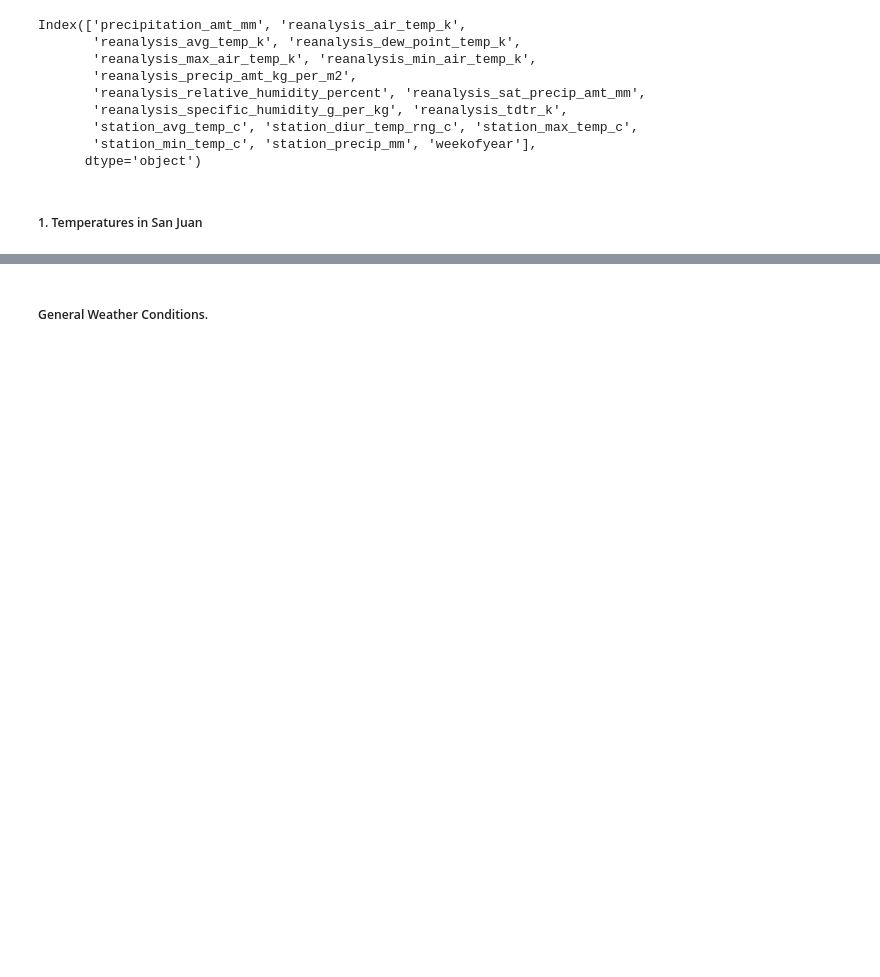
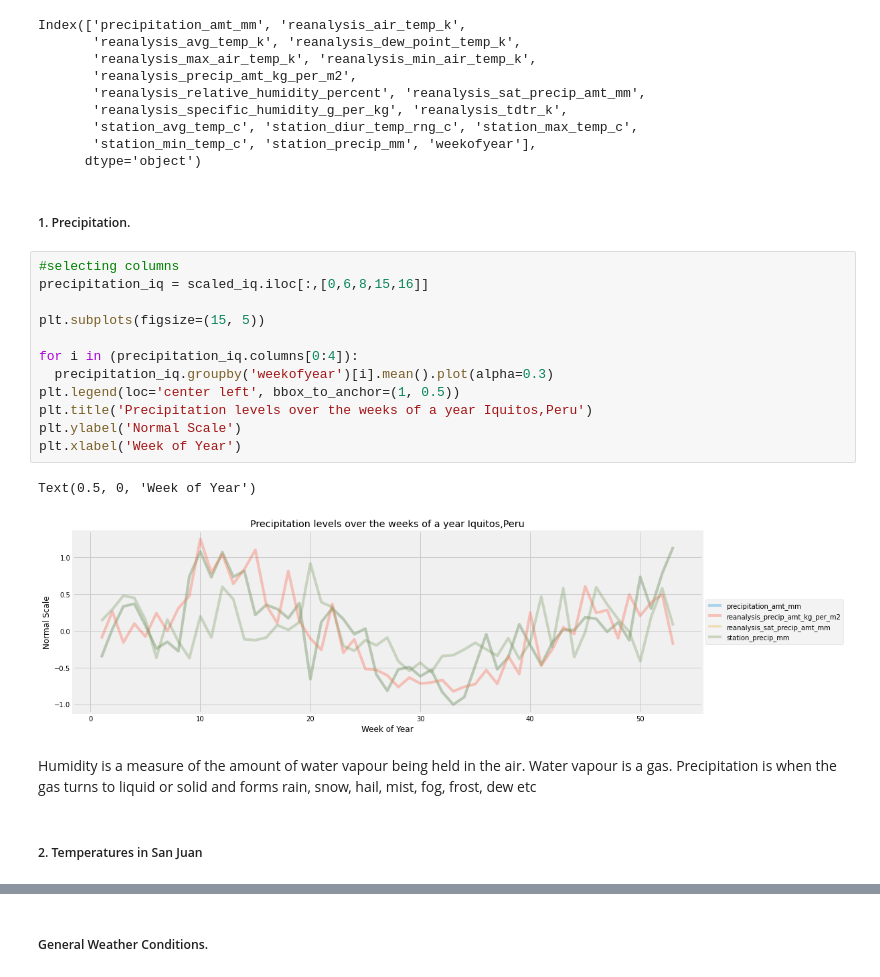
Before and after one commit to Mjcherono/Predicting-Disease-Spread, a Jupyter notebook: dengue.ipynb, the cells around one changed output, grey strips where cells are left out. Drawn from its saved outputs; the diff is of its cells as text; blank space fills up the shorter version.

```diff
--- a/dengue.ipynb
+++ b/dengue.ipynb
@@ -764,5 +764,24 @@ Index(['precipitation_amt_mm', 'reanalysis_air_temp_k',
        'station_avg_temp_c', 'station_diur_temp_rng_c', 'station_max_temp_c',
        'station_min_temp_c', 'station_precip_mm', 'weekofyear'],
       dtype='object')
+# %% [markdown]
+##### 1. Precipitation.
+# %%
+#selecting columns
+precipitation_iq = scaled_iq.iloc[:,[0,6,8,15,16]]
+
+plt.subplots(figsize=(15, 5))
+
+for i in (precipitation_iq.columns[0:4]):
+  precipitation_iq.groupby('weekofyear')[i].mean().plot(alpha=0.3)
+plt.legend(loc='center left', bbox_to_anchor=(1, 0.5))
+plt.title('Precipitation levels over the weeks of a year Iquitos,Peru')
+plt.ylabel('Normal Scale')
+plt.xlabel('Week of Year')
+# %% [output]
+Text(0.5, 0, 'Week of Year')
+[figure, added]
+# %% [markdown]
+Humidity is a measure of the amount of water vapour being held in the air. Water vapour is a gas. Precipitation is when the gas turns to liquid or solid and forms rain, snow, hail, mist, fog, frost, dew etc
 # %% [markdown]
-##### 1. Temperatures in San Juan
+##### 2. Temperatures in San Juan
```
Also changed, not shown: parts of 7 cells of this notebook.
